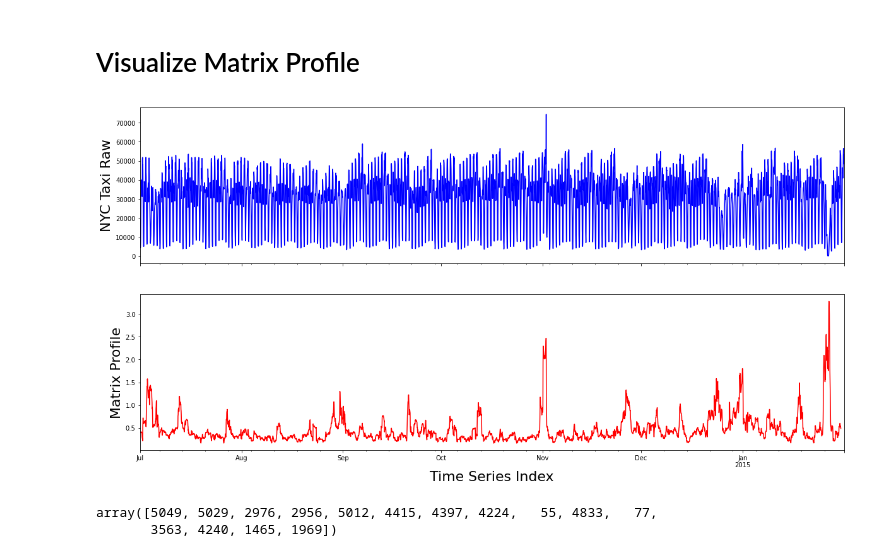
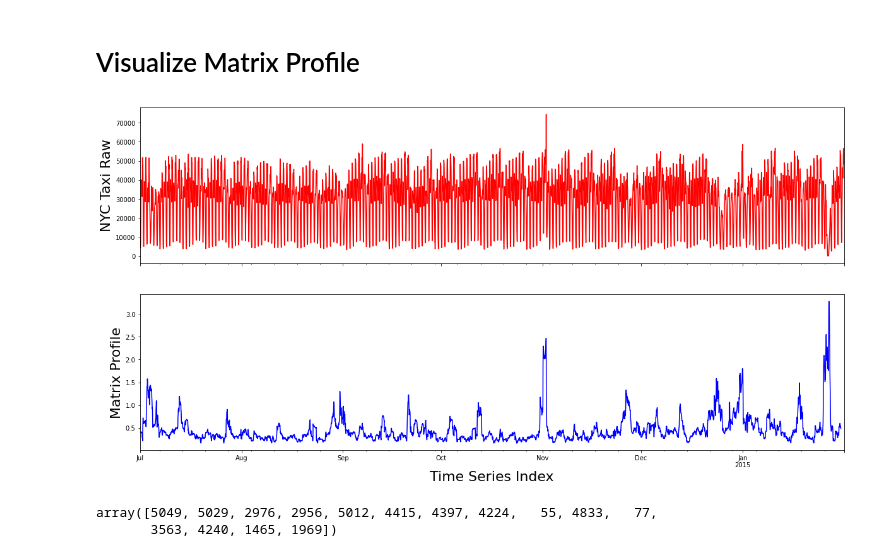
Before and after one commit to wooheaven/Python-Study, a Jupyter notebook: 06_MatrixProfile/02_matrixprofile-ts/02_Matrix_Profile_NYC_Taxi.ipynb, the cells around one changed output. Saved outputs shown, nothing was run; the diff lists cells and outputs as text; code cells hidden in the pictures.

```diff
--- a/06_MatrixProfile/02_matrixprofile-ts/02_Matrix_Profile_NYC_Taxi.ipynb
+++ b/06_MatrixProfile/02_matrixprofile-ts/02_Matrix_Profile_NYC_Taxi.ipynb
@@ -101,16 +101,16 @@ df.head()
 # %%
 #Plot the signal data
 fig, (ax1, ax2) = plt.subplots(2,1,sharex=True,figsize=(20,10))
-df['value'].plot(ax=ax1, kind='line', c='b')
+df['value'].plot(ax=ax1, kind='line', c='r')
 ax1.set_ylabel('NYC Taxi Raw', size=22)
 
 #Plot the Matrix Profile
-df['profile'].plot(ax=ax2, kind='line', c='r')
+df['profile'].plot(ax=ax2, kind='line', c='b')
 ax2.set_ylabel('Matrix Profile', size=22)
 ax2.set_xlabel('Time Series Index', size=22)
 
 plt.savefig('02_NYC_Taxi_MP.png', bbox_inches = 'tight', pad_inches = 0)
 plt.show()
 # %% [output]
-[figure, old version]
+[figure, new version]
 # %%
```
Also changed, not shown: parts of 1 cell of this notebook, 1 other file.
